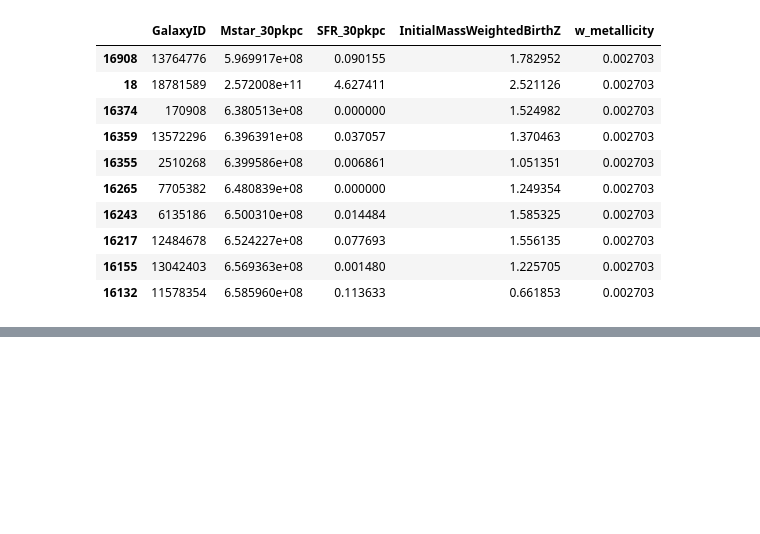
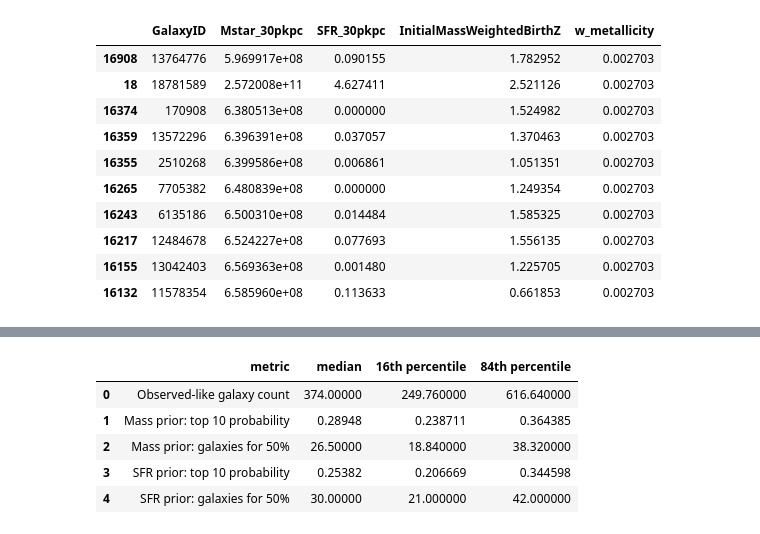
Before and after one commit to saatour/GW170817, a Jupyter notebook: 260427_Bayesian_Test_EAGLE_data.ipynb, the cells around one changed output, grey strips where cells are left out. Cells and saved outputs as stored; diff of their text form; code cells hidden in the pictures; blank space fills up the shorter version.

```diff
--- a/260427_Bayesian_Test_EAGLE_data.ipynb
+++ b/260427_Bayesian_Test_EAGLE_data.ipynb
@@ -1233,0 +1391,44 @@ Top 10 galaxies (metallicity prior)
+# %%
+# ============================================================
+# Summary table for meeting
+# ============================================================
+
+summary_across_volumes = pd.DataFrame({
+    "metric": [
+        "Observed-like galaxy count",
+        "Mass prior: top 10 probability",
+        "Mass prior: galaxies for 50%",
+        "SFR prior: top 10 probability",
+        "SFR prior: galaxies for 50%",
+    ],
+    "median": [
+        volume_results["obs_like_galaxies"].median(),
+        volume_results["mstar_top10_prob"].median(),
+        volume_results["mstar_n50"].median(),
+        volume_results["sfr_top10_prob"].median(),
+        volume_results["sfr_n50"].median(),
+    ],
+    "16th percentile": [
+        volume_results["obs_like_galaxies"].quantile(0.16),
+        volume_results["mstar_top10_prob"].quantile(0.16),
+        volume_results["mstar_n50"].quantile(0.16),
+        volume_results["sfr_top10_prob"].quantile(0.16),
+        volume_results["sfr_n50"].quantile(0.16),
+    ],
+    "84th percentile": [
+        volume_results["obs_like_galaxies"].quantile(0.84),
+        volume_results["mstar_top10_prob"].quantile(0.84),
+        volume_results["mstar_n50"].quantile(0.84),
+        volume_results["sfr_top10_prob"].quantile(0.84),
+        volume_results["sfr_n50"].quantile(0.84),
+    ],
+})
+
+display(summary_across_volumes)
+# %% [output]
+|  | metric | median | 16th percentile | 84th percentile |
+| 0 | Observed-like galaxy count | 374.00000 | 249.760000 | 616.640000 |
+| 1 | Mass prior: top 10 probability | 0.28948 | 0.238711 | 0.364385 |
+| 2 | Mass prior: galaxies for 50% | 26.50000 | 18.840000 | 38.320000 |
+| 3 | SFR prior: top 10 probability | 0.25382 | 0.206669 | 0.344598 |
+| 4 | SFR prior: galaxies for 50% | 30.00000 | 21.000000 | 42.000000 |
```
Also changed, not shown: parts of 4 cells of this notebook.
